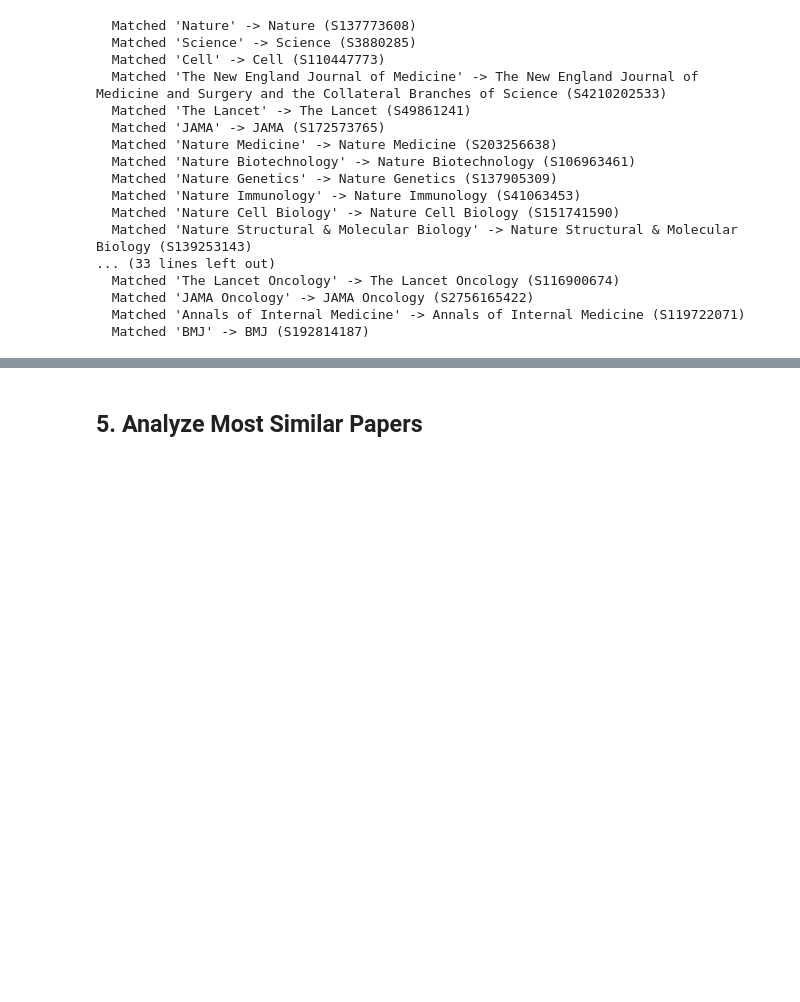
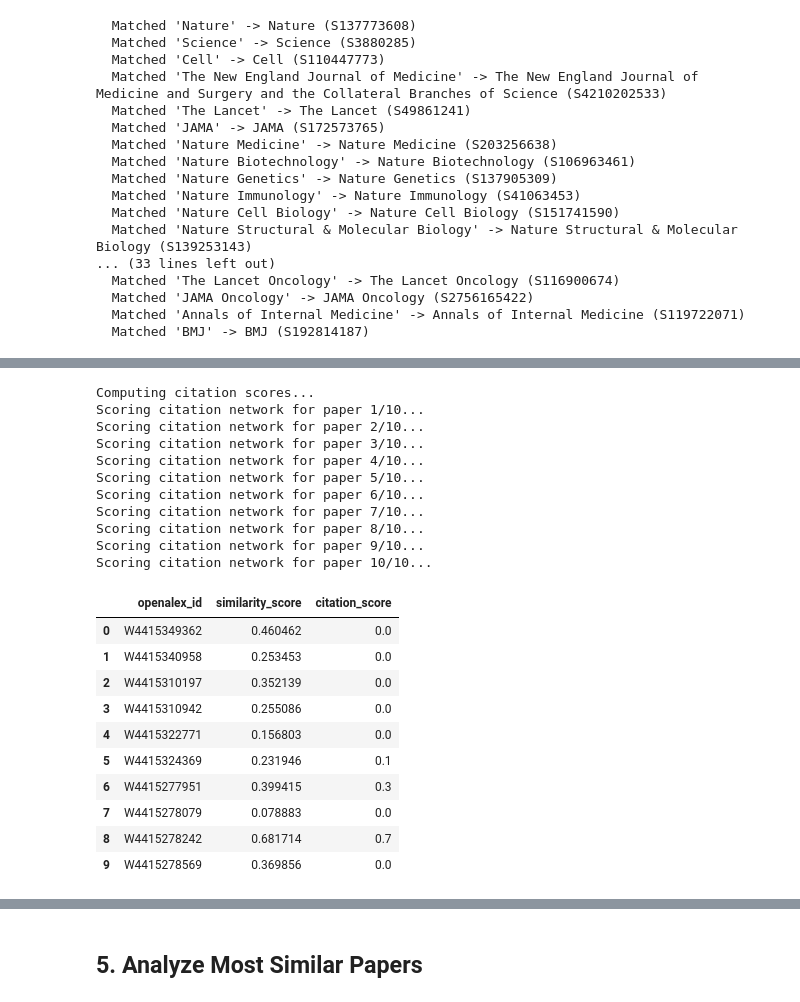
Before and after one commit to dylkot/Corall, a Jupyter notebook: Testing/exploration_notebook.ipynb, the cells around one changed output, grey strips where cells are left out. Cells and saved outputs as stored; diff of their text form; code cells hidden in the pictures; blank space fills up the shorter version.

```diff
--- a/Testing/exploration_notebook.ipynb
+++ b/Testing/exploration_notebook.ipynb
@@ -347,0 +402,31 @@ Note: This uses default journal filtering
+# %%
+print("Computing citation scores...")
+test_candidates10_sub = citation_scorer.compute_advanced_citation_scores(openalex, test_candidates_new[:10].copy(), max_citations=500, max_references=500)
+
+sub300 = pd.DataFrame([[p['openalex_id'], p.get('similarity_score', 0), p.get('citation_score', 0)] for p in test_candidates10_sub],
+columns=['openalex_id', 'similarity_score', 'citation_score'])
+
+sub300
+# %% [output]
+Computing citation scores...
+Scoring citation network for paper 1/10...
+Scoring citation network for paper 2/10...
+Scoring citation network for paper 3/10...
+Scoring citation network for paper 4/10...
+Scoring citation network for paper 5/10...
+Scoring citation network for paper 6/10...
+Scoring citation network for paper 7/10...
+Scoring citation network for paper 8/10...
+Scoring citation network for paper 9/10...
+Scoring citation network for paper 10/10...
+|  | openalex_id | similarity_score | citation_score |
+| 0 | W4415349362 | 0.460462 | 0.0 |
+| 1 | W4415340958 | 0.253453 | 0.0 |
+| 2 | W4415310197 | 0.352139 | 0.0 |
+| 3 | W4415310942 | 0.255086 | 0.0 |
+| 4 | W4415322771 | 0.156803 | 0.0 |
+| 5 | W4415324369 | 0.231946 | 0.1 |
+| 6 | W4415277951 | 0.399415 | 0.3 |
+| 7 | W4415278079 | 0.078883 | 0.0 |
+| 8 | W4415278242 | 0.681714 | 0.7 |
+| 9 | W4415278569 | 0.369856 | 0.0 |
```
Also changed, not shown: parts of 35 cells of this notebook, 10 other files.
